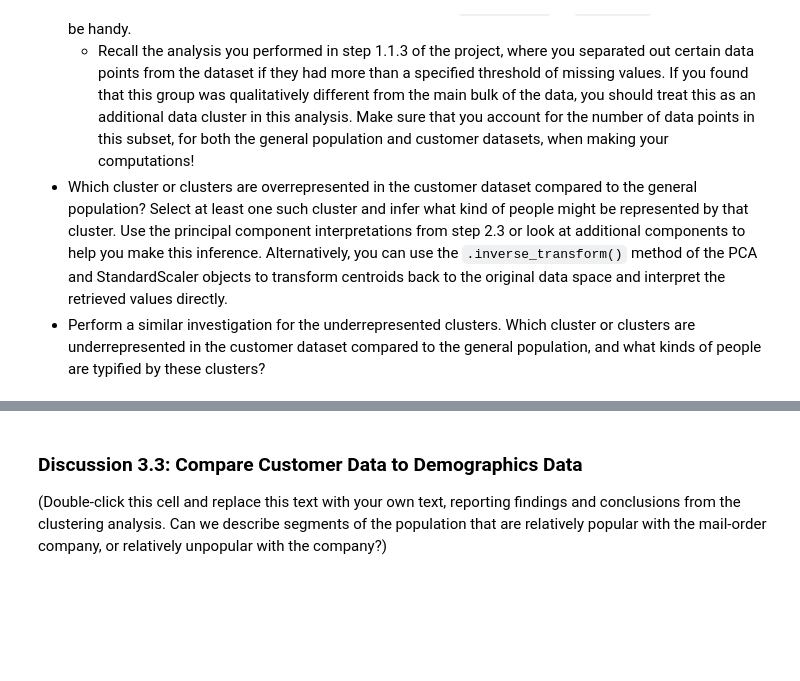
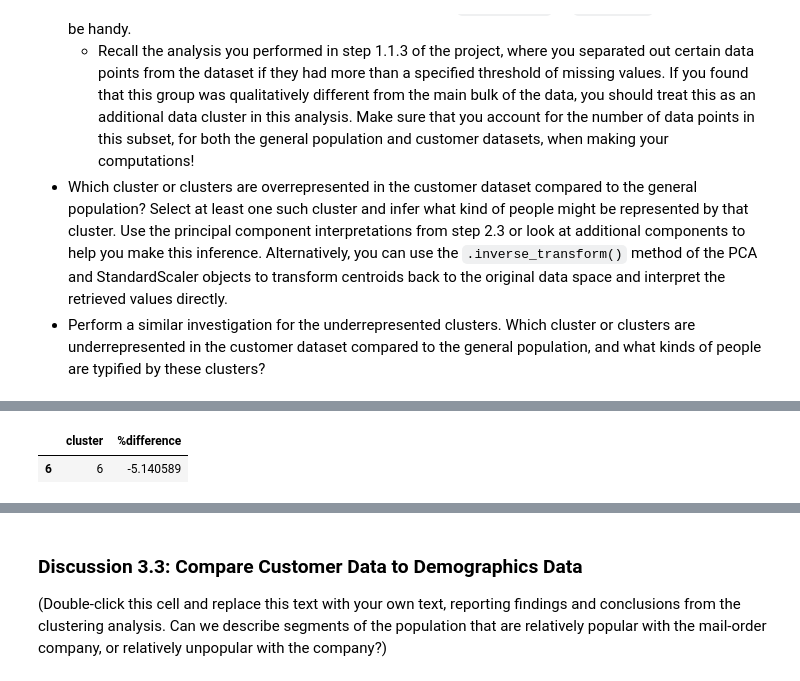
Before and after one commit to StacyAllenSmith/Customer-Segmentation_Udacity, a Jupyter notebook: Identify_Customer_Segments.ipynb, the cells around one changed output, grey strips where cells are left out. Saved outputs shown, nothing was run; the diff lists cells and outputs as text; code cells hidden in the pictures; blank space fills up the shorter version.

```diff
--- a/Identify_Customer_Segments.ipynb
+++ b/Identify_Customer_Segments.ipynb
@@ -1033,3 +1114,7 @@ Take a look at the following points in this step:
+# %%
+groups = pd.pivot_table(all_vc, index=['cluster'], columns=['Type'], values=['Percent'])
+diff = pd.DataFrame((groups['Percent','Customer']-groups['Percent','Demographic'])*100)
+diff.reset_index(inplace=True)
 # %%
 # What kinds of people are part of a cluster that is overrepresented in the
 # customer data compared to the general population?
@@ -1036,3 +1154,10 @@ Take a look at the following points in this step:
 # %%
 # What kinds of people are part of a cluster that is underrepresented in the
 # customer data compared to the general population?
+
+diff.columns = ['cluster','%difference']
+under_rep = diff[diff['%difference'] <= -2.5]
+under_rep
+# %% [output]
+|  | cluster | %difference |
+| 6 | 6 | -5.140589 |
```
Also changed, not shown: parts of 16 cells of this notebook.
